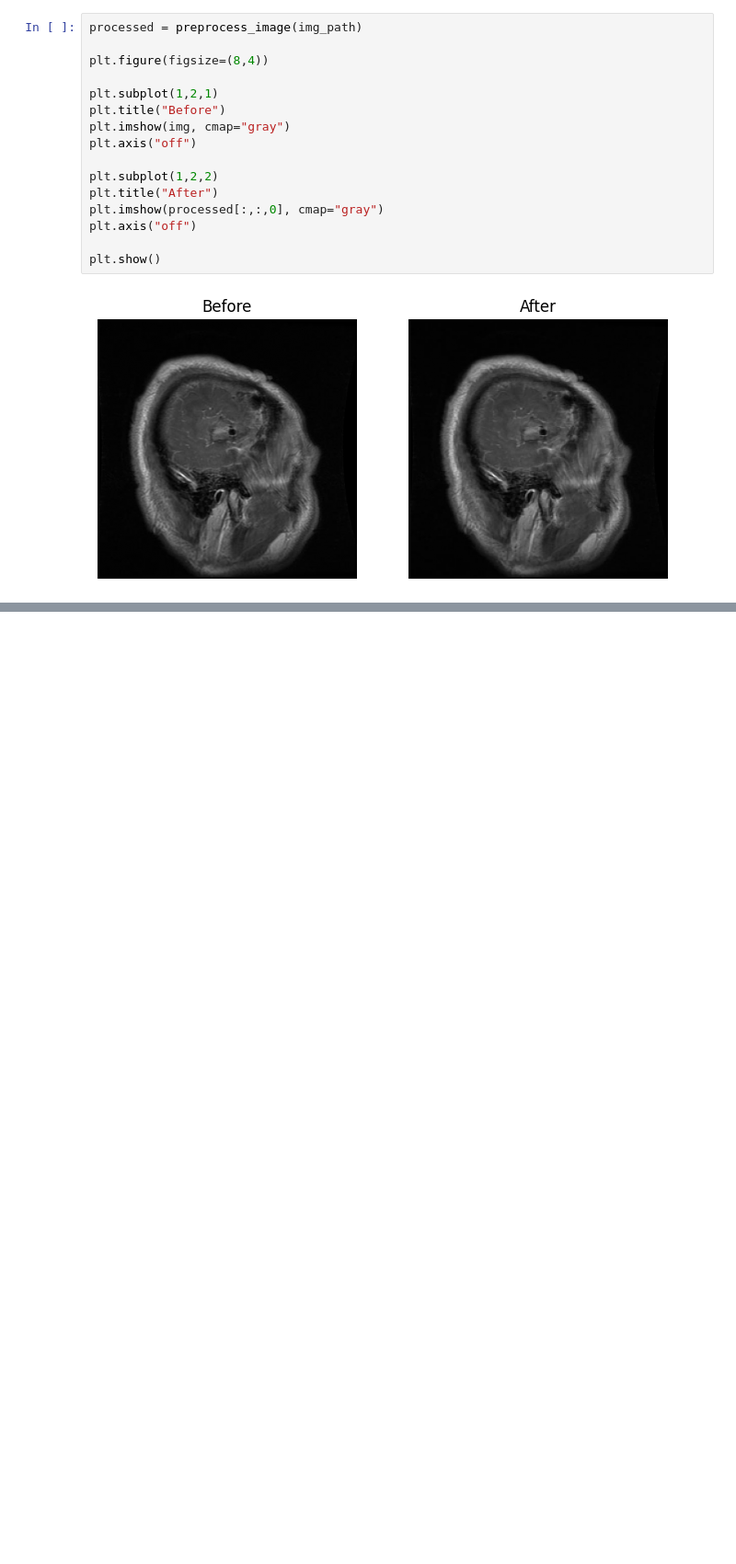
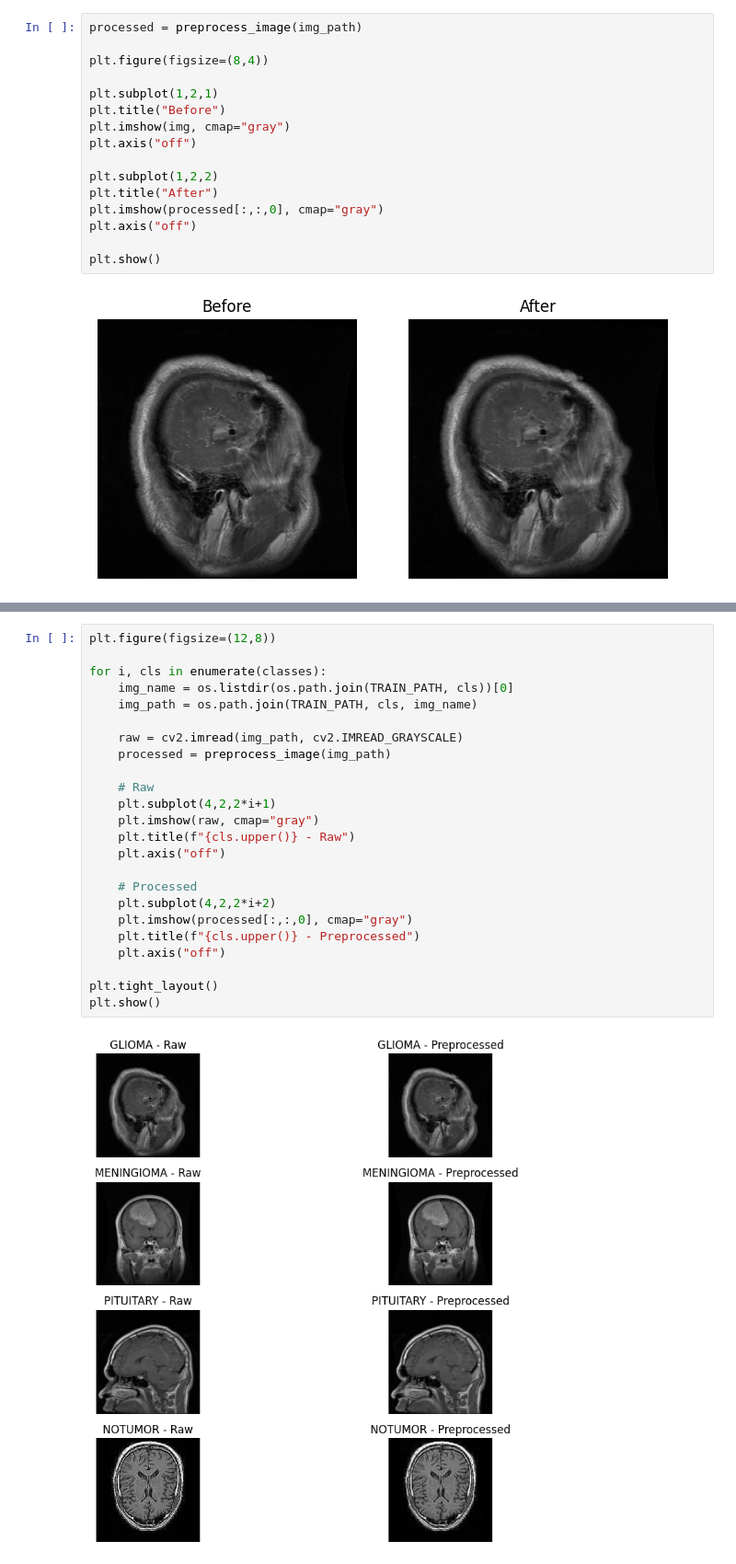
Before and after one commit to Blecyrajan/Dissertation, a Jupyter notebook: BrainTumor_CNN_ViT.ipynb, the cells around one changed output, grey strips where cells are left out. Shown at 92% size. Saved outputs shown, nothing was run; the diff lists cells and outputs as text; blank space fills up the shorter version.

Commit message:
Numerical verification of preprocessing

```diff
--- a/BrainTumor_CNN_ViT.ipynb
+++ b/BrainTumor_CNN_ViT.ipynb
@@ -120,0 +141,26 @@ plt.show()
+# %%
+plt.figure(figsize=(12,8))
+
+for i, cls in enumerate(classes):
+    img_name = os.listdir(os.path.join(TRAIN_PATH, cls))[0]
+    img_path = os.path.join(TRAIN_PATH, cls, img_name)
+
+    raw = cv2.imread(img_path, cv2.IMREAD_GRAYSCALE)
+    processed = preprocess_image(img_path)
+
+    # Raw
+    plt.subplot(4,2,2*i+1)
+    plt.imshow(raw, cmap="gray")
+    plt.title(f"{cls.upper()} - Raw")
+    plt.axis("off")
+
+    # Processed
+    plt.subplot(4,2,2*i+2)
+    plt.imshow(processed[:,:,0], cmap="gray")
+    plt.title(f"{cls.upper()} - Preprocessed")
+    plt.axis("off")
+
+plt.tight_layout()
+plt.show()
+# %% [output]
+[figure, added]
```
Also changed, not shown: parts of 2 cells of this notebook.
